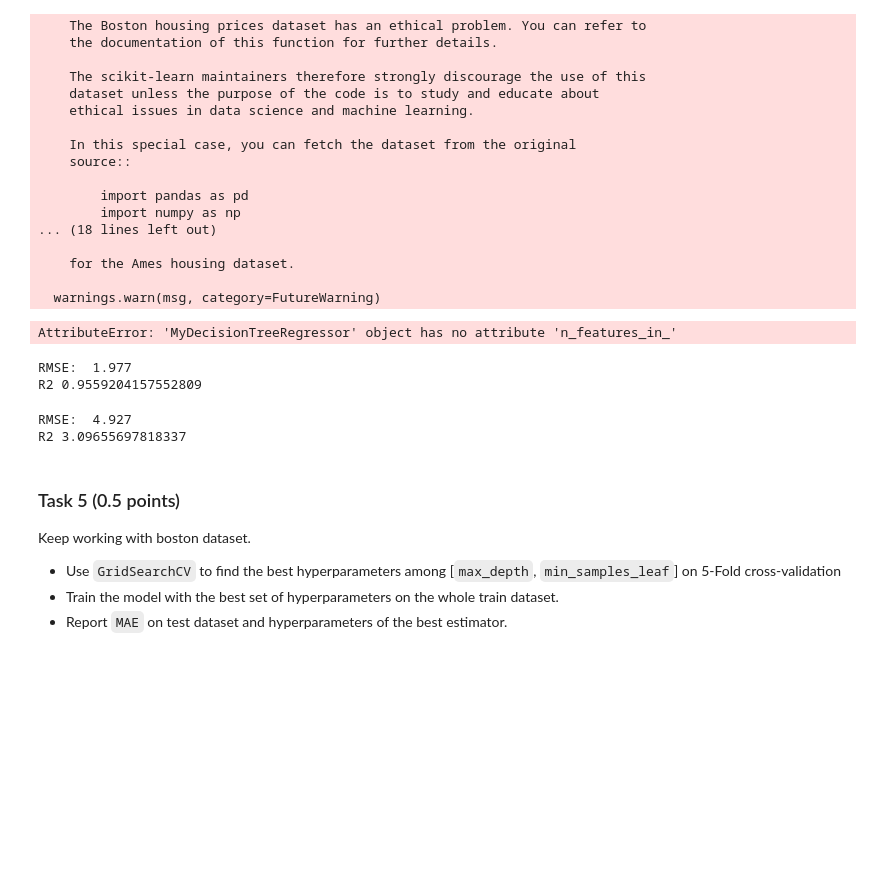
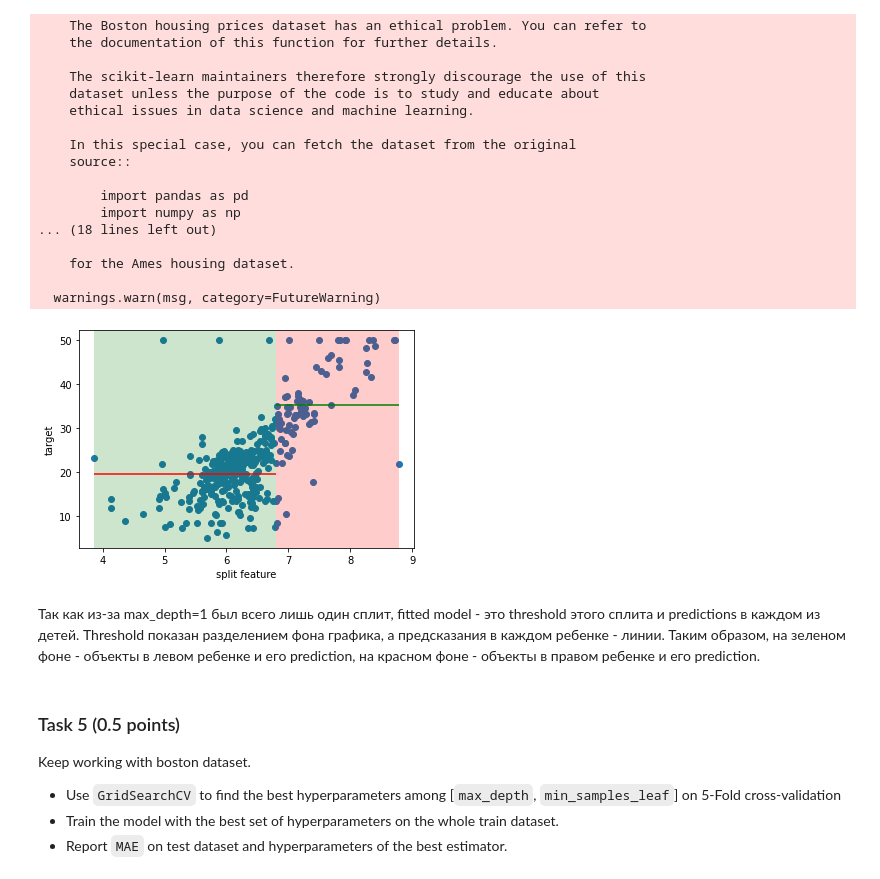
Before and after one commit to shmelzz/data_analysis, a Jupyter notebook: hw4/ml_hw4_Shelemekh_206.ipynb, the cells around one changed output. Cells and saved outputs as stored; diff of their text form; code cells hidden in the pictures; blank space fills up the shorter version.

```diff
--- a/hw4/ml_hw4_Shelemekh_206.ipynb
+++ b/hw4/ml_hw4_Shelemekh_206.ipynb
@@ -104,10 +103,10 @@ def Q(X, y, j, t):
         Value of the cost function
     """
 
-    x_col = X[:, j]
+    x_column = X[:, j]
 
-    y_right = y[x_col > t]
-    y_left = y[x_col <= t]
+    y_right = y[x_column > t]
+    y_left = y[x_column <= t]
 
     impurity_left = H(y_left)
     impurity_right = H(y_right)
@@ -427,9 +424,10 @@ Load boston dataset and split it on the train ($75\%$) and test ($25\%$). Fit De
 # %%
 from sklearn.datasets import load_boston
 
+# loading dataset
 boston_dataset = load_boston()
-X = pd.DataFrame(boston_dataset.data, columns=boston_dataset.feature_names)
-y = boston_dataset.target
+X_boston = pd.DataFrame(boston_dataset.data, columns=boston_dataset.feature_names)
+y_boston = boston_dataset.target
 # %% [output]
     The Boston housing prices dataset has an ethical problem. You can refer to
     the documentation of this function for further details.
@@ -451,4 +449,5 @@ y = boston_dataset.target
 # %%
 from sklearn.model_selection import train_test_split
 
-x_train, x_test, y_train, y_test = train_test_split(X, y, train_size=0.75, random_state=42)
+# split
+x_train, x_test, y_train, y_test = train_test_split(X_boston, y_boston, train_size=0.75, random_state=42)
@@ -475,9 +453,0 @@ import os, graphviz, pydotplus
-# %%
-from sklearn import tree
-
-dot_data = tree.export_graphviz(tree_regr, out_file=None,
-                                feature_names=boston_dataset.feature_names,
-                                filled=True)
-graphviz.Source(dot_data, format="png")
-# %% [output]
-AttributeError: 'MyDecisionTreeRegressor' object has no attribute 'n_features_in_'
@@ -489,16 +454,25 @@ def rmse(y, y_hat):
-# %%
-pred_train = tree_regr.predict(x_train)
-print('RMSE: ', round(rmse(y_train, pred_train),3))
-print('R2', (r2_score(y_train, pred_train)))
-# %% [output]
-RMSE:  1.977
-R2 0.9559204157552809
-# %%
-print('RMSE: ', round(rmse(y_test, pred),3))
-print('R2', (r2_score(y_test, pred)))
-# %% [output]
-RMSE:  4.927
-R2 3.09655697818337
+# %%
+tree_regr = MyDecisionTreeRegressor(max_depth=1)
+tree_regr.fit(x_train, y_train)
+
+plt.scatter(x_train.iloc[:,tree_regr.tree_.column], y_train)
+plt.xlabel('split feature')
+plt.ylabel('target')
+
+plt.axvspan(xmin=np.min(x_train.iloc[:, tree_regr.tree_.column]), xmax=tree_regr.tree_.threshold, facecolor='green',
+            alpha=0.2)
+plt.axvspan(xmax=np.max(x_train.iloc[:, tree_regr.tree_.column]), xmin=tree_regr.tree_.threshold, facecolor='red',
+            alpha=0.2)
+plt.hlines(y=tree_regr.tree_.left.prediction, xmin=np.min(x_train.iloc[:, tree_regr.tree_.column]),
+           xmax=tree_regr.tree_.threshold, color='r')
+plt.hlines(y=tree_regr.tree_.right.prediction, xmax=np.max(x_train.iloc[:, tree_regr.tree_.column]),
+           xmin=tree_regr.tree_.threshold, color='g')
+plt.show()
+# %% [output]
+[figure, added]
+# %% [markdown]
+Так как из-за max_depth=1 был всего лишь один сплит, fitted model - это threshold этого сплита и predictions в каждом из детей. Threshold показан разделением фона графика, а предсказания в каждом ребенке - линии.
+Таким образом, на зеленом фоне - объекты в левом ребенке и его prediction, на красном фоне - объекты в правом ребенке и его prediction.
 # %% [markdown]
 ### Task 5 <a id="task5"></a>  (0.5 points)
 
```
Also changed, not shown: parts of 48 cells of this notebook.
